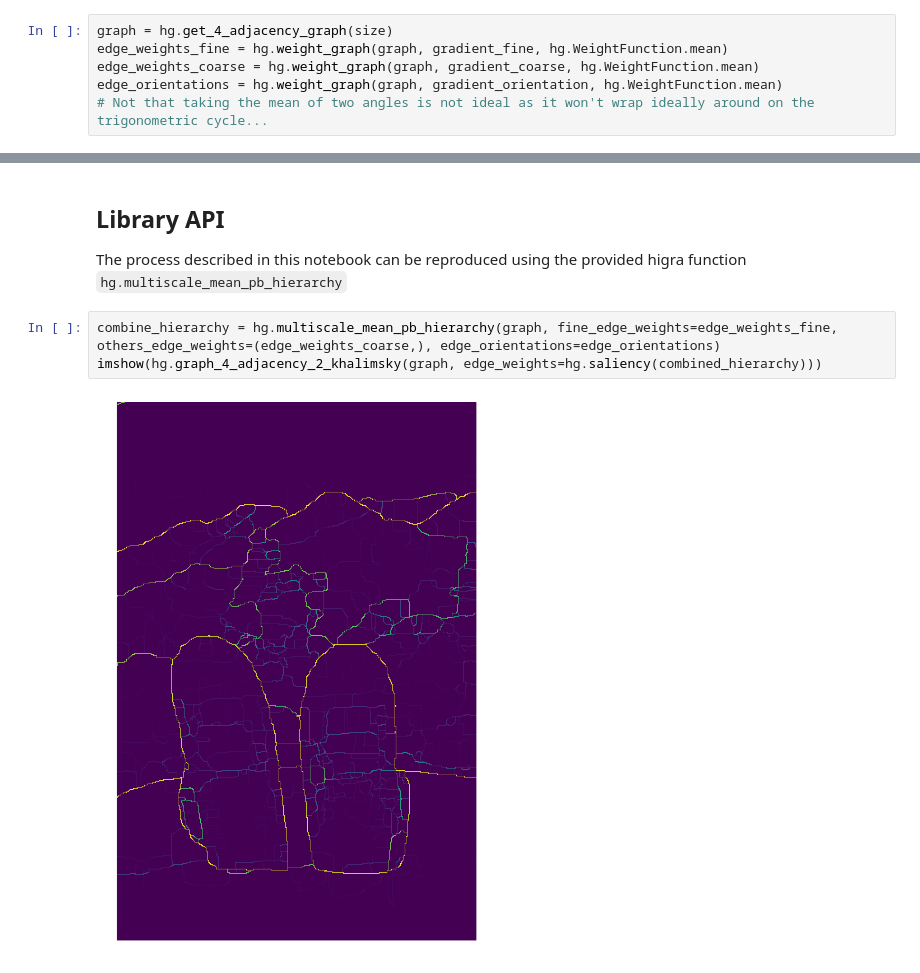
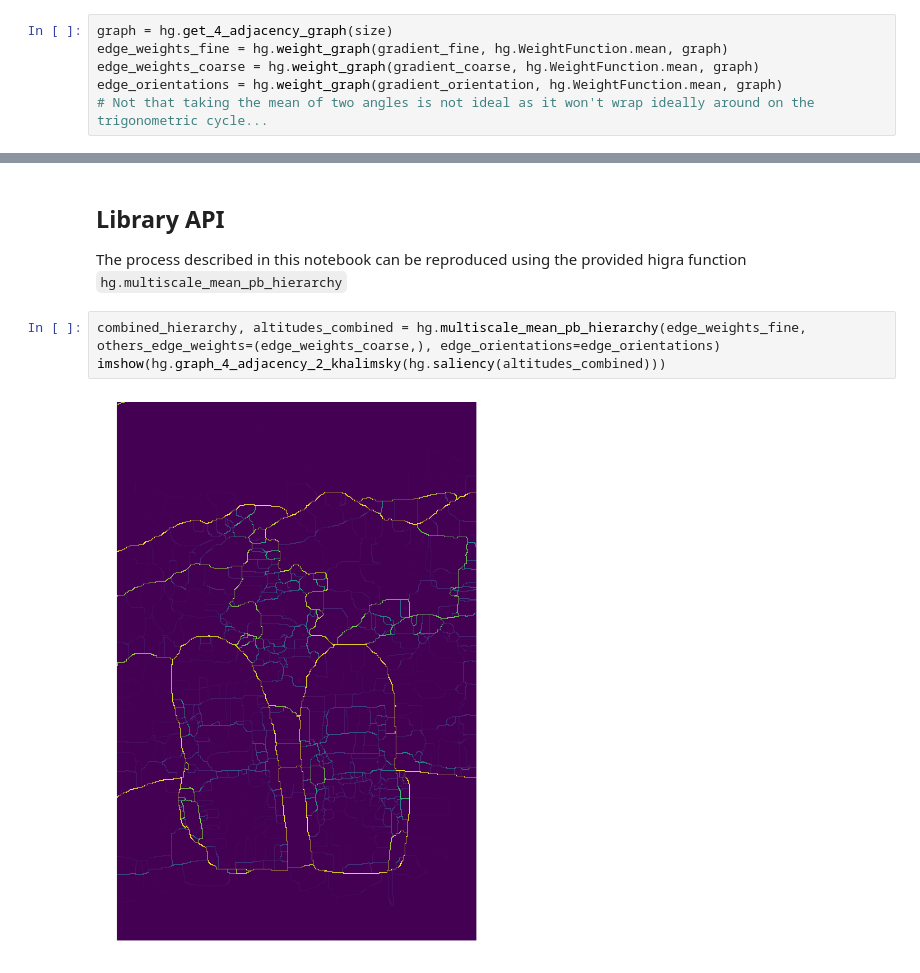
Before and after one commit to higra/Higra, a Jupyter notebook: notebooks/Multiscale Hierarchy Alignment and Combination.ipynb, the cells around one changed output, grey strips where cells are left out. Cells and saved outputs as stored; diff of their text form.

```diff
--- a/notebooks/Multiscale Hierarchy Alignment and Combination.ipynb
+++ b/notebooks/Multiscale Hierarchy Alignment and Combination.ipynb
@@ -62,9 +62,9 @@ imshow(gradient_fine)
 Now let's construct the edge weighted graphs associated to those two gradients.
 # %%
 graph = hg.get_4_adjacency_graph(size)
-edge_weights_fine = hg.weight_graph(graph, gradient_fine, hg.WeightFunction.mean)
-edge_weights_coarse = hg.weight_graph(graph, gradient_coarse, hg.WeightFunction.mean)
-edge_orientations = hg.weight_graph(graph, gradient_orientation, hg.WeightFunction.mean)
+edge_weights_fine = hg.weight_graph(gradient_fine, hg.WeightFunction.mean, graph)
+edge_weights_coarse = hg.weight_graph(gradient_coarse, hg.WeightFunction.mean, graph)
+edge_orientations = hg.weight_graph(gradient_orientation, hg.WeightFunction.mean, graph)
 # Not that taking the mean of two angles is not ideal as it won't wrap ideally around on the trigonometric cycle...
 # %% [markdown]
 We can now compute the fine hierarchy
@@ -151,7 +151,7 @@ imshow(hg.graph_4_adjacency_2_khalimsky(graph, edge_weights=hg.saliency(combined
 
 The process described in this notebook can be reproduced using the provided higra function `hg.multiscale_mean_pb_hierarchy`
 # %%
-combine_hierarchy = hg.multiscale_mean_pb_hierarchy(graph, fine_edge_weights=edge_weights_fine, others_edge_weights=(edge_weights_coarse,), edge_orientations=edge_orientations)
-imshow(hg.graph_4_adjacency_2_khalimsky(graph, edge_weights=hg.saliency(combined_hierarchy)))
+combined_hierarchy, altitudes_combined = hg.multiscale_mean_pb_hierarchy(edge_weights_fine, others_edge_weights=(edge_weights_coarse,), edge_orientations=edge_orientations)
+imshow(hg.graph_4_adjacency_2_khalimsky(hg.saliency(altitudes_combined)))
 # %% [output]
-[figure, old version]
+[figure, new version]
```
Also changed, not shown: parts of 7 cells of this notebook, 13 other files.
